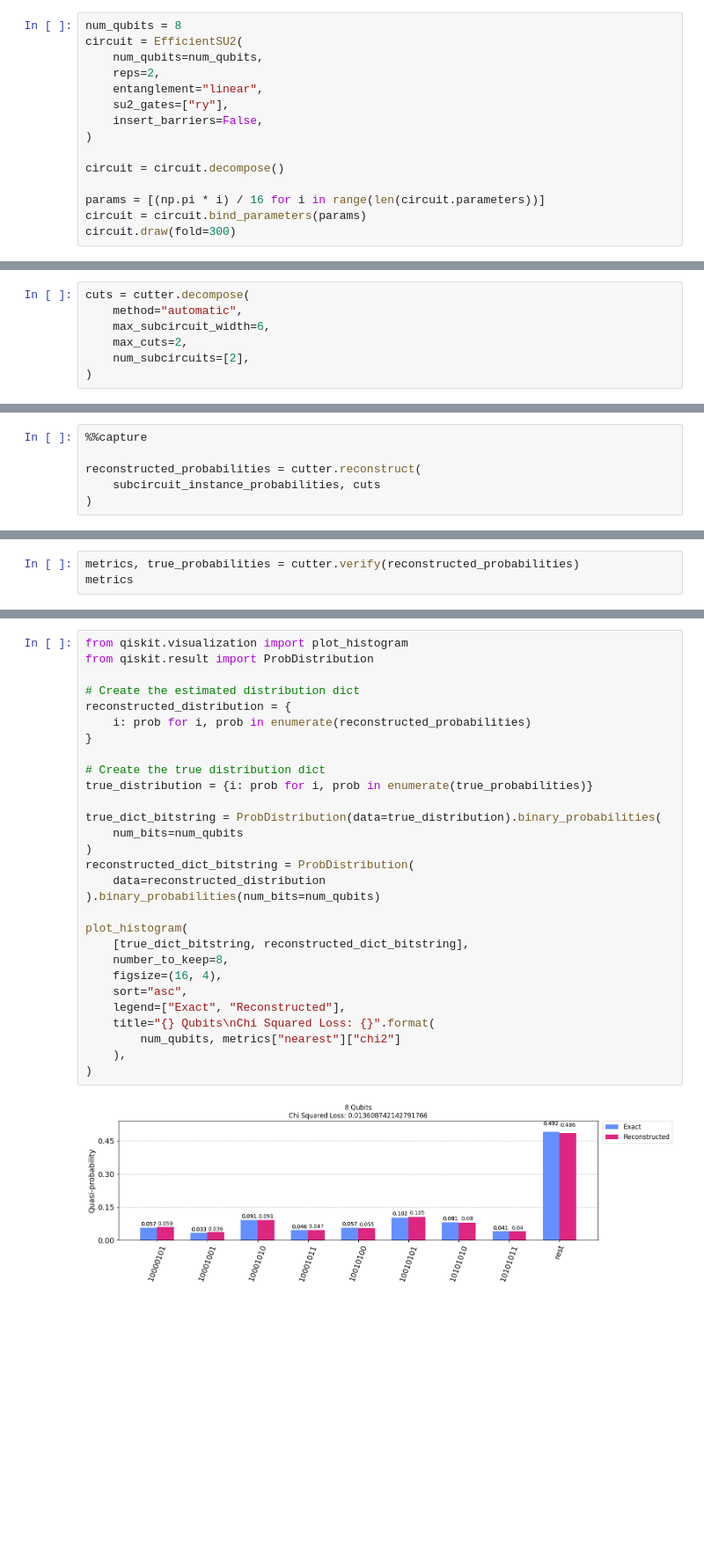
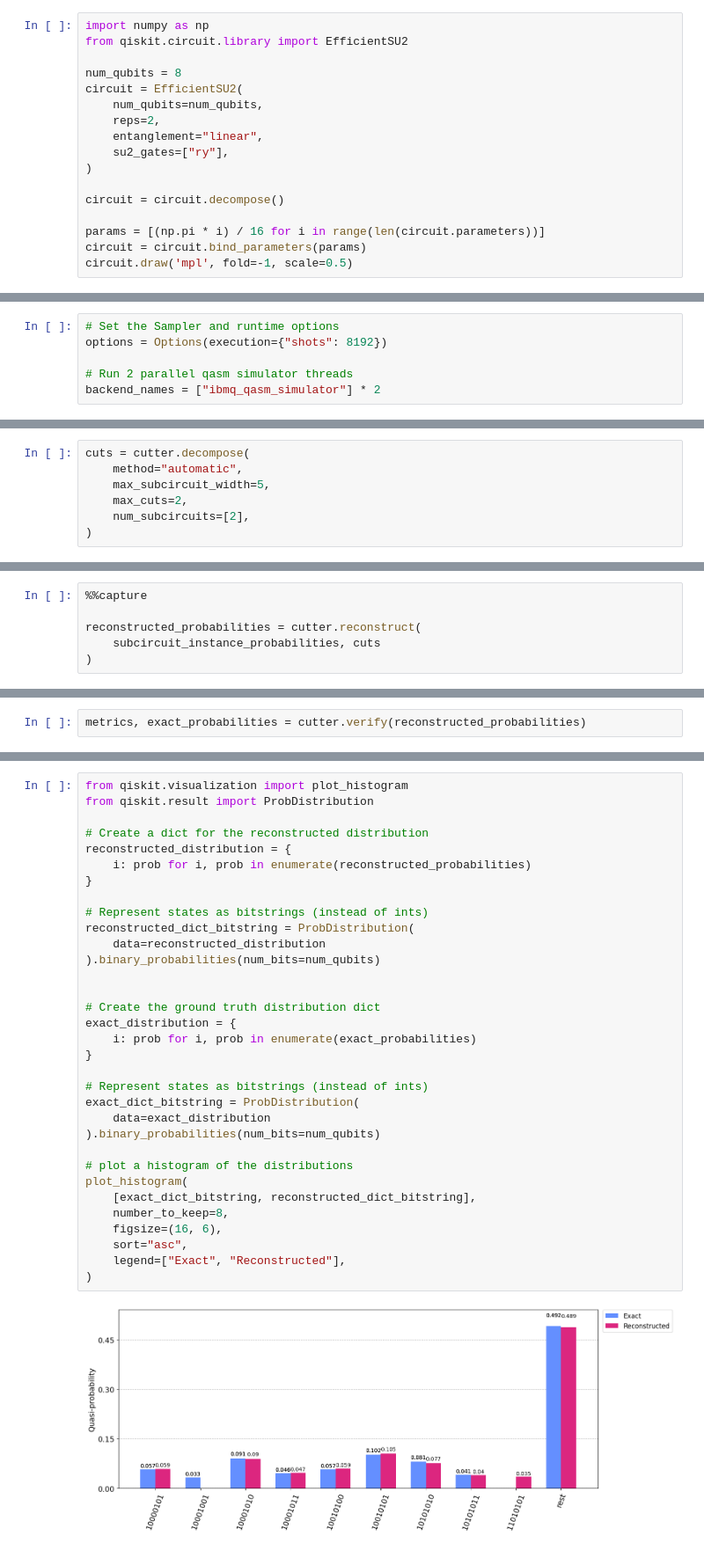
Before and after one commit to Qiskit/qiskit-addon-cutting, a Jupyter notebook: docs/circuit_cutting/tutorials/tutorial_1_circuit_cutting_automatic_cut_finding.ipynb, the cells around one changed output, grey strips where cells are left out. Shown at 88% size. Cells and saved outputs as stored; diff of their text form; blank space fills up the shorter version.

```diff
--- a/docs/circuit_cutting/tutorials/tutorial_1_circuit_cutting_automatic_cut_finding.ipynb
+++ b/docs/circuit_cutting/tutorials/tutorial_1_circuit_cutting_automatic_cut_finding.ipynb
@@ -16,15 +17,17 @@ from circuit_knitting_toolbox.circuit_cutting import WireCutter
 # %%
+import numpy as np
+from qiskit.circuit.library import EfficientSU2
+
 num_qubits = 8
 circuit = EfficientSU2(
     num_qubits=num_qubits,
     reps=2,
     entanglement="linear",
     su2_gates=["ry"],
-    insert_barriers=False,
 )
 
 circuit = circuit.decompose()
 
 params = [(np.pi * i) / 16 for i in range(len(circuit.parameters))]
 circuit = circuit.bind_parameters(params)
-circuit.draw(fold=300)
+circuit.draw('mpl', fold=-1, scale=0.5)
@@ -56 +50,7 @@ service = QiskitRuntimeService(
+# %%
+# Set the Sampler and runtime options
+options = Options(execution={"shots": 8192})
+
+# Run 2 parallel qasm simulator threads
+backend_names = ["ibmq_qasm_simulator"] * 2
 # %% [markdown]
@@ -77,7 +77,7 @@ cutter = WireCutter(
 # %%
 cuts = cutter.decompose(
     method="automatic",
-    max_subcircuit_width=6,
+    max_subcircuit_width=5,
     max_cuts=2,
     num_subcircuits=[2],
 )
@@ -119,3 +180,2 @@ reconstructed_probabilities = cutter.reconstruct(
 # %%
-metrics, true_probabilities = cutter.verify(reconstructed_probabilities)
-metrics
+metrics, exact_probabilities = cutter.verify(reconstructed_probabilities)
@@ -135,31 +199,35 @@ metrics
 # %%
 from qiskit.visualization import plot_histogram
 from qiskit.result import ProbDistribution
 
-# Create the estimated distribution dict
+# Create a dict for the reconstructed distribution
 reconstructed_distribution = {
     i: prob for i, prob in enumerate(reconstructed_probabilities)
 }
 
-# Create the true distribution dict
-true_distribution = {i: prob for i, prob in enumerate(true_probabilities)}
-
-true_dict_bitstring = ProbDistribution(data=true_distribution).binary_probabilities(
-    num_bits=num_qubits
-)
+# Represent states as bitstrings (instead of ints)
 reconstructed_dict_bitstring = ProbDistribution(
     data=reconstructed_distribution
 ).binary_probabilities(num_bits=num_qubits)
 
+
+# Create the ground truth distribution dict
+exact_distribution = {
+    i: prob for i, prob in enumerate(exact_probabilities)
+}
+
+# Represent states as bitstrings (instead of ints)
+exact_dict_bitstring = ProbDistribution(
+    data=exact_distribution
+).binary_probabilities(num_bits=num_qubits)
+
+# plot a histogram of the distributions
 plot_histogram(
-    [true_dict_bitstring, reconstructed_dict_bitstring],
+    [exact_dict_bitstring, reconstructed_dict_bitstring],
     number_to_keep=8,
-    figsize=(16, 4),
+    figsize=(16, 6),
     sort="asc",
     legend=["Exact", "Reconstructed"],
-    title="{} Qubits\nChi Squared Loss: {}".format(
-        num_qubits, metrics["nearest"]["chi2"]
-    ),
 )
 # %% [output]
-[figure, old version]
+[figure, new version]
```
Also changed, not shown: parts of 36 cells of this notebook.
